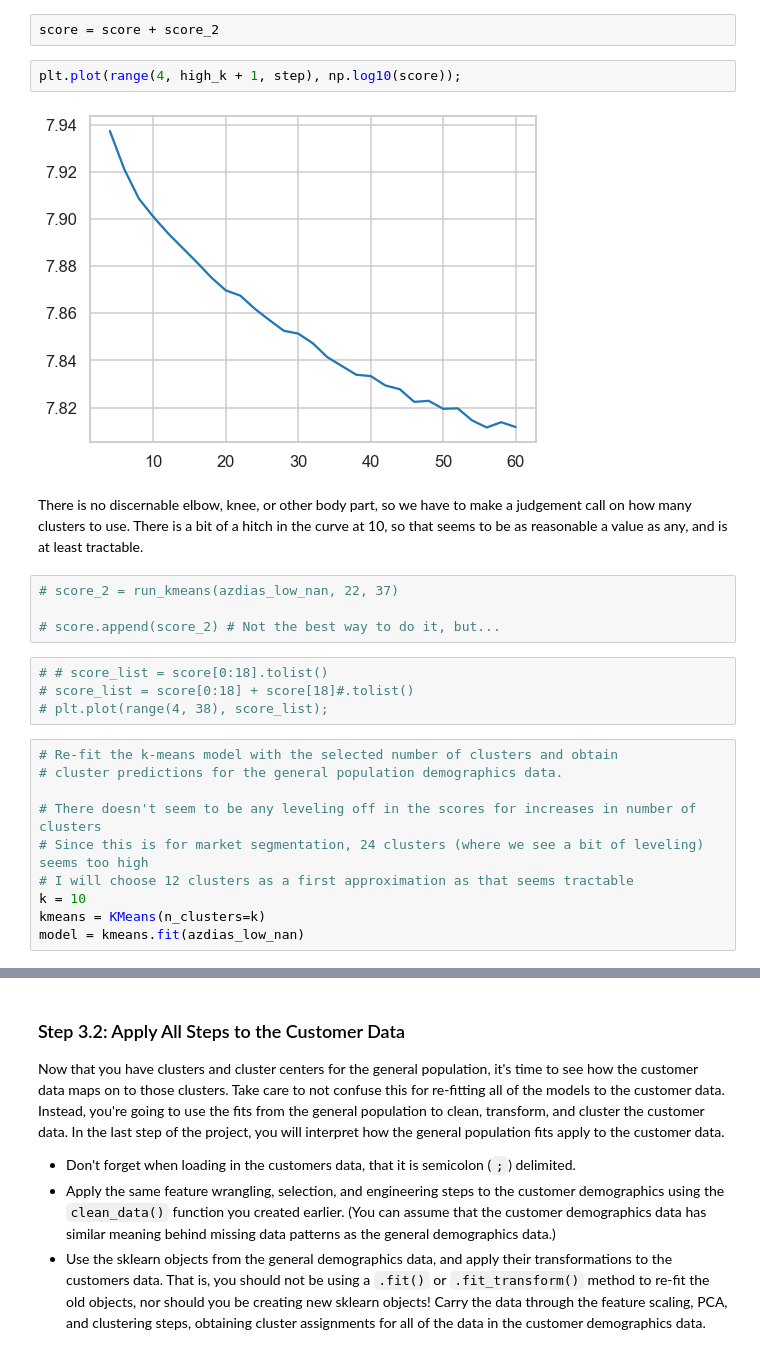
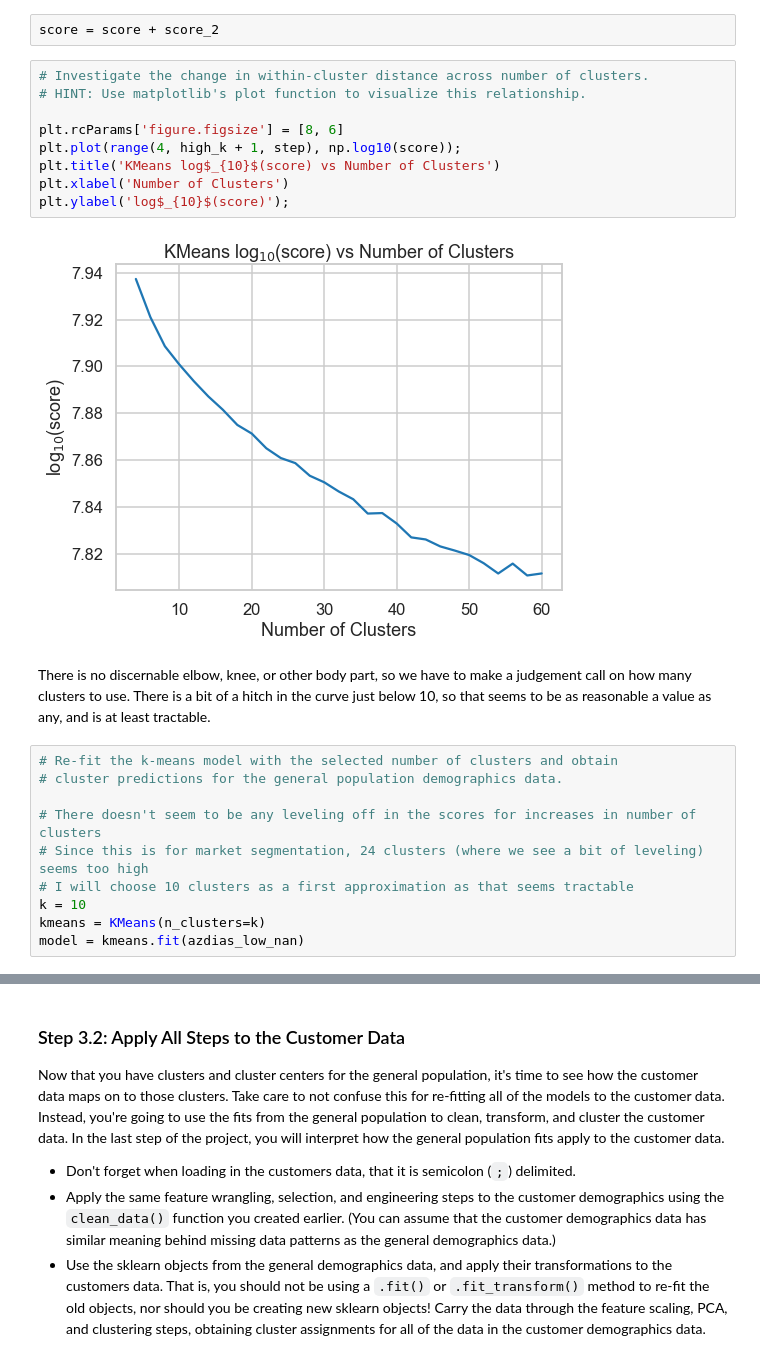
Before and after one commit to tom-itl/Machine_Learning, a Jupyter notebook: Identify_Customer_Segments.ipynb, the cells around one changed output, grey strips where cells are left out. Cells and saved outputs as stored; diff of their text form.

```diff
--- a/Identify_Customer_Segments.ipynb
+++ b/Identify_Customer_Segments.ipynb
@@ -1349,26 +1377,25 @@ Running KMeans with n_clusters=60...complete; run time: 9.12 minutes.
 # %%
 score = score + score_2
-# %%
-plt.plot(range(4, high_k + 1, step), np.log10(score));
-# %% [output]
-[figure, removed]
+# %%
+# Investigate the change in within-cluster distance across number of clusters.
+# HINT: Use matplotlib's plot function to visualize this relationship.
+
+plt.rcParams['figure.figsize'] = [8, 6]
+plt.plot(range(4, high_k + 1, step), np.log10(score));
+plt.title('KMeans log$_{10}$(score) vs Number of Clusters')
+plt.xlabel('Number of Clusters')
+plt.ylabel('log$_{10}$(score)');
+# %% [output]
+[figure, added]
 # %% [markdown]
-There is no discernable elbow, knee, or other body part, so we have to make a judgement call on how many clusters to use. There is a bit of a hitch in the curve at 10, so that seems to be as reasonable a value as any, and is at least tractable.
+There is no discernable elbow, knee, or other body part, so we have to make a judgement call on how many clusters to use. There is a bit of a hitch in the curve just below 10, so that seems to be as reasonable a value as any, and is at least tractable.
-# %%
-# score_2 = run_kmeans(azdias_low_nan, 22, 37)
-
-# score.append(score_2) # Not the best way to do it, but...
-# %%
-# # score_list = score[0:18].tolist()
-# score_list = score[0:18] + score[18]#.tolist()
-# plt.plot(range(4, 38), score_list);
 # %%
 # Re-fit the k-means model with the selected number of clusters and obtain
 # cluster predictions for the general population demographics data.
 
 # There doesn't seem to be any leveling off in the scores for increases in number of clusters
 # Since this is for market segmentation, 24 clusters (where we see a bit of leveling) seems too high
-# I will choose 12 clusters as a first approximation as that seems tractable
+# I will choose 10 clusters as a first approximation as that seems tractable
 k = 10
 kmeans = KMeans(n_clusters=k)
 model = kmeans.fit(azdias_low_nan)
```
Also changed, not shown: parts of 52 cells of this notebook.
